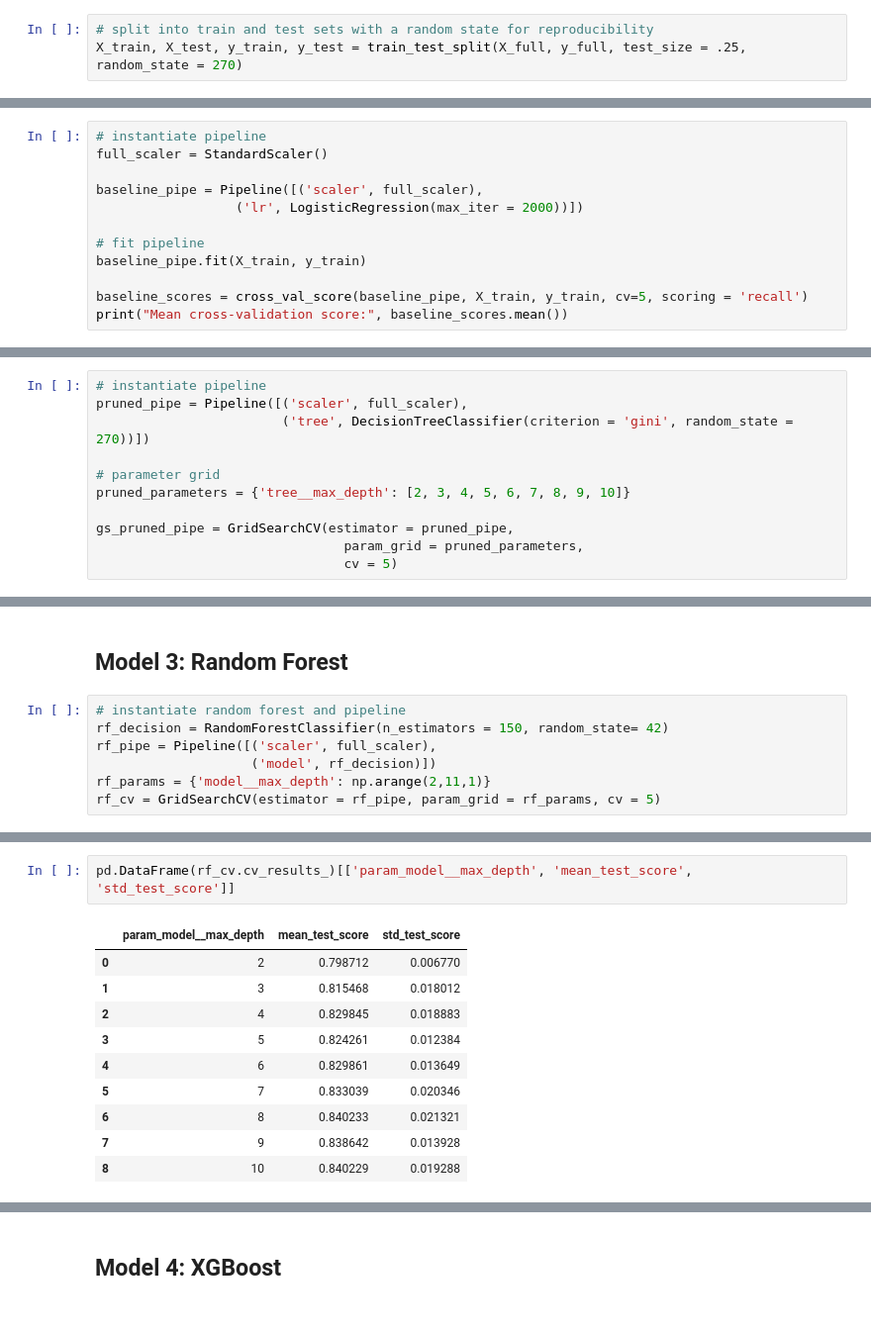
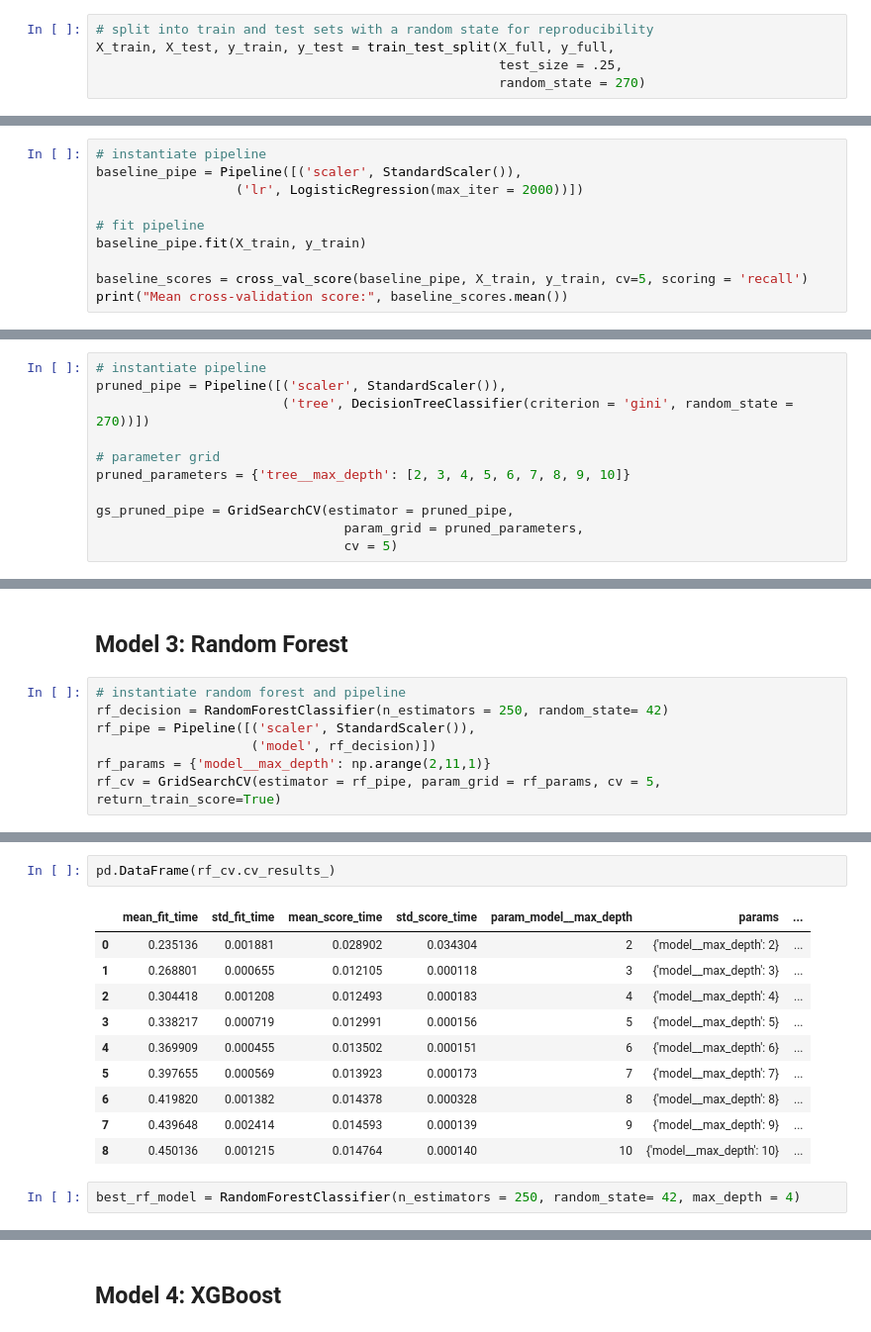
Before and after one commit to emgerber88/County_Pres_Election_Modeling, a Jupyter notebook: County_Pres_Election_Modeling.ipynb, the cells around one changed output, grey strips where cells are left out. Shown at 99% size. Saved outputs shown, nothing was run; the diff lists cells and outputs as text.

```diff
--- a/County_Pres_Election_Modeling.ipynb
+++ b/County_Pres_Election_Modeling.ipynb
@@ -385,7 +385,9 @@ X_full = pres_df_binary.drop('winner', axis = 1)
 y_full = pres_df_binary['winner']
 # %%
 # split into train and test sets with a random state for reproducibility
-X_train, X_test, y_train, y_test = train_test_split(X_full, y_full, test_size = .25, random_state = 270)
+X_train, X_test, y_train, y_test = train_test_split(X_full, y_full,
+                                                    test_size = .25,
+                                                    random_state = 270)
 # %%
 # examine head of feature df
 X_train.head()
@@ -414,9 +416,7 @@ assert X_test.shape[0] == y_test.shape[0]
 We'll use a pipeline to minimize the risk of data leakage in our baseline, and use a standard scaler to transform the values to ensure they're all on the same order of magnitude. We'll also use a five fold cross validation to minimize the risk of overfitting on the training data.
 # %%
 # instantiate pipeline
-full_scaler = StandardScaler()
-
-baseline_pipe = Pipeline([('scaler', full_scaler),
+baseline_pipe = Pipeline([('scaler', StandardScaler()),
                   ('lr', LogisticRegression(max_iter = 2000))])
 
 # fit pipeline
@@ -487,7 +487,7 @@ Test recall:  0.7411167512690355
 As expected, this model performs much worse on unseen data than on the training data for our key metrics. Let's try pruning it by reducing the max depth to improve our performance on the test set.
 # %%
 # instantiate pipeline
-pruned_pipe = Pipeline([('scaler', full_scaler),
+pruned_pipe = Pipeline([('scaler', StandardScaler()),
                         ('tree', DecisionTreeClassifier(criterion = 'gini', random_state = 270))])
 
 # parameter grid
@@ -524,11 +524,11 @@ It seems like no matter where we prune the tree, there isn't a depth that is goi
 ## Model 3: Random Forest
 # %%
 # instantiate random forest and pipeline
-rf_decision = RandomForestClassifier(n_estimators = 150, random_state= 42)
-rf_pipe = Pipeline([('scaler', full_scaler),
+rf_decision = RandomForestClassifier(n_estimators = 250, random_state= 42)
+rf_pipe = Pipeline([('scaler', StandardScaler()),
                     ('model', rf_decision)])
 rf_params = {'model__max_depth': np.arange(2,11,1)}
-rf_cv = GridSearchCV(estimator = rf_pipe, param_grid = rf_params, cv = 5)
+rf_cv = GridSearchCV(estimator = rf_pipe, param_grid = rf_params, cv = 5, return_train_score=True)
 # %%
 rf_cv.fit(X_train, y_train)
 # %% [output]
@@ -550,14 +546,16 @@ rf_cv.best_score_
 # %%
-pd.DataFrame(rf_cv.cv_results_)[['param_model__max_depth', 'mean_test_score', 'std_test_score']]
+pd.DataFrame(rf_cv.cv_results_)
 # %% [output]
-|  | param_model__max_depth | mean_test_score | std_test_score |
-| 0 | 2 | 0.798712 | 0.006770 |
-| 1 | 3 | 0.815468 | 0.018012 |
-| 2 | 4 | 0.829845 | 0.018883 |
-| 3 | 5 | 0.824261 | 0.012384 |
-| 4 | 6 | 0.829861 | 0.013649 |
-| 5 | 7 | 0.833039 | 0.020346 |
-| 6 | 8 | 0.840233 | 0.021321 |
-| 7 | 9 | 0.838642 | 0.013928 |
-| 8 | 10 | 0.840229 | 0.019288 |
+|  | mean_fit_time | std_fit_time | mean_score_time | std_score_time | param_model__max_depth | params | ... |
+| 0 | 0.235136 | 0.001881 | 0.028902 | 0.034304 | 2 | {'model__max_depth': 2} | ... |
+| 1 | 0.268801 | 0.000655 | 0.012105 | 0.000118 | 3 | {'model__max_depth': 3} | ... |
+| 2 | 0.304418 | 0.001208 | 0.012493 | 0.000183 | 4 | {'model__max_depth': 4} | ... |
+| 3 | 0.338217 | 0.000719 | 0.012991 | 0.000156 | 5 | {'model__max_depth': 5} | ... |
+| 4 | 0.369909 | 0.000455 | 0.013502 | 0.000151 | 6 | {'model__max_depth': 6} | ... |
+| 5 | 0.397655 | 0.000569 | 0.013923 | 0.000173 | 7 | {'model__max_depth': 7} | ... |
+| 6 | 0.419820 | 0.001382 | 0.014378 | 0.000328 | 8 | {'model__max_depth': 8} | ... |
+| 7 | 0.439648 | 0.002414 | 0.014593 | 0.000139 | 9 | {'model__max_depth': 9} | ... |
+| 8 | 0.450136 | 0.001215 | 0.014764 | 0.000140 | 10 | {'model__max_depth': 10} | ... |
+# %%
+best_rf_model = RandomForestClassifier(n_estimators = 250, random_state= 42, max_depth = 4)
 # %% [markdown]
```
Also changed, not shown: parts of 57 cells of this notebook.
